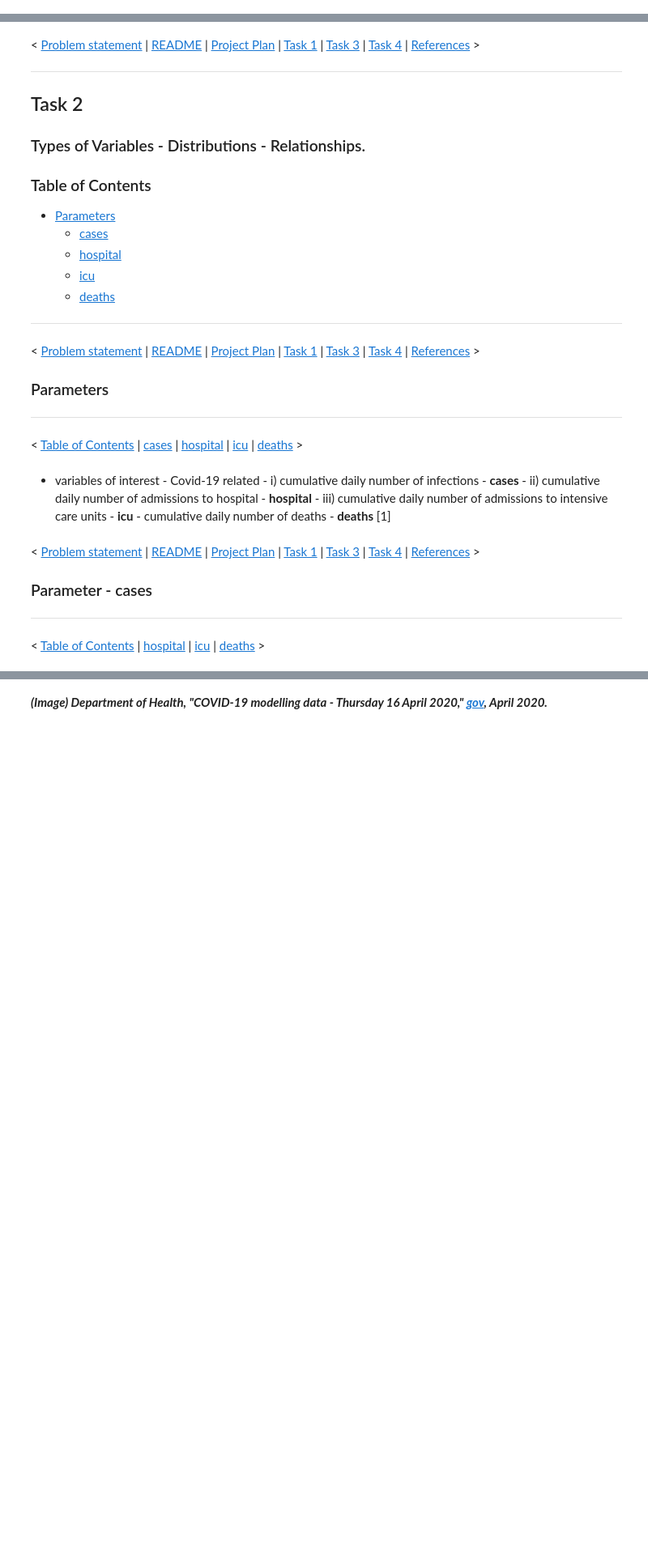
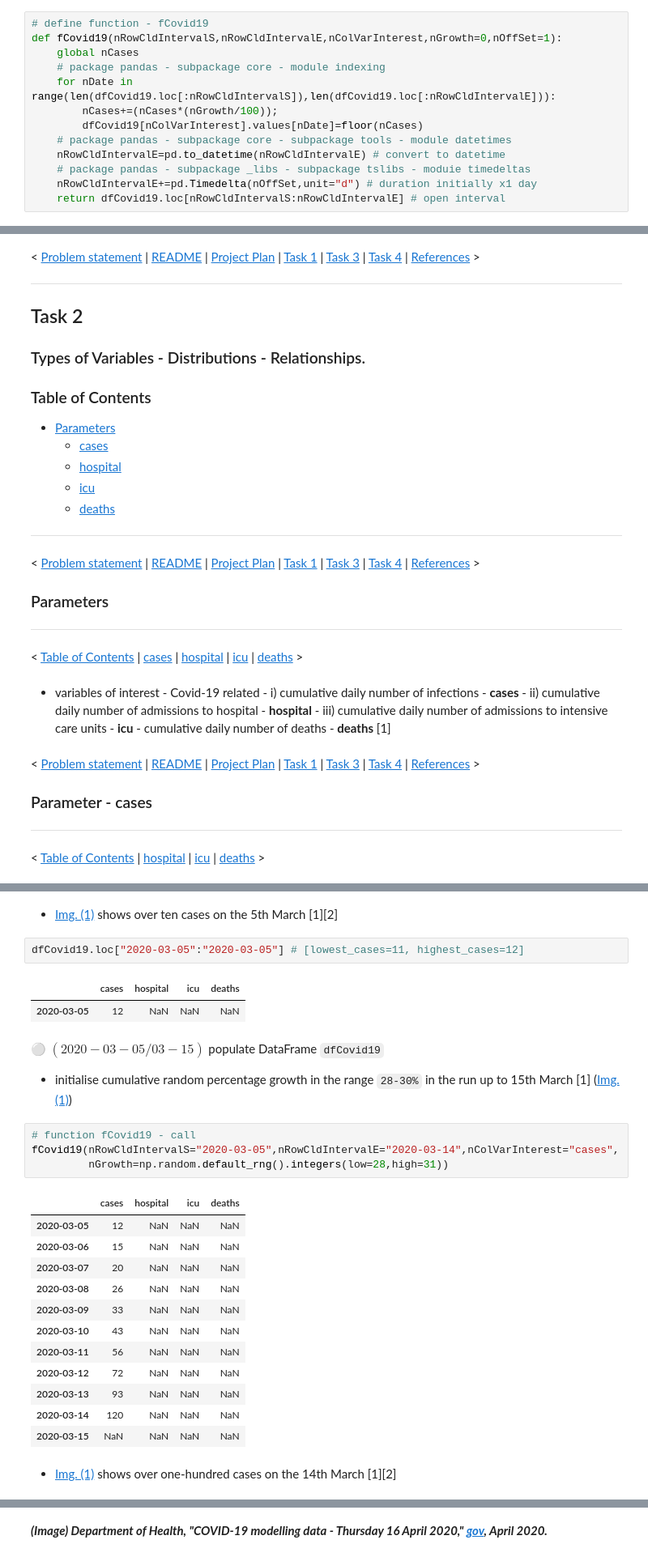
Before and after one commit to E6985/pda-numpy-random-simulation, a Jupyter notebook: Programming-for-Data-Analysis-Project-2020.ipynb, the cells around one changed output, grey strips where cells are left out. Shown at 81% size. Cells and saved outputs as stored; diff of their text form; blank space fills up the shorter version.

```diff
--- a/Programming-for-Data-Analysis-Project-2020.ipynb
+++ b/Programming-for-Data-Analysis-Project-2020.ipynb
@@ -153,3 +171,16 @@ import pandas as pd
+# %%
+# define function - fCovid19
+def fCovid19(nRowCldIntervalS,nRowCldIntervalE,nColVarInterest,nGrowth=0,nOffSet=1):
+    global nCases
+    # package pandas - subpackage core - module indexing
+    for nDate in range(len(dfCovid19.loc[:nRowCldIntervalS]),len(dfCovid19.loc[:nRowCldIntervalE])):
+        nCases+=(nCases*(nGrowth/100));
+        dfCovid19[nColVarInterest].values[nDate]=floor(nCases)
+    # package pandas - subpackage core - subpackage tools - module datetimes
+    nRowCldIntervalE=pd.to_datetime(nRowCldIntervalE) # convert to datetime
+    # package pandas - subpackage _libs - subpackage tslibs - moduie timedeltas
+    nRowCldIntervalE+=pd.Timedelta(nOffSet,unit="d") # duration initially x1 day
+    return dfCovid19.loc[nRowCldIntervalS:nRowCldIntervalE] # open interval
 # %% [markdown]
 ## END
 # %% [markdown]
@@ -526,0 +488,46 @@ dfCovid19.loc["2020-03-24":"2020-03-30"] # date interval - (2020-03-24/03-30)
+# %% [markdown]
+- [Img. (1)](https://github.com/E6985/pda-numpy-random-simulation/blob/main/img/log-linear.png) shows over ten cases on the 5th March [1][2]
+
+<!--
+[1] P. Nolan (IEMAG), "LIVE: Health officials confirm latest number of coronavirus cases and deaths (16/04/2020)," [VirginMediaNews](https://web.archive.org/web/20201207123500if_/https://www.facebook.com/VirginMediaNews/videos/242266480512521), April 2020.
+
+[2] Department of Health, "COVID-19 modelling data - Thursday 16 April 2020," [gov](https://web.archive.org/web/20201119120437/https://www.gov.ie/en/publication/ea86cc-covid-19-modelling-data-thursday-16-april-2020), April 2020.
+-->
+# %%
+dfCovid19.loc["2020-03-05":"2020-03-05"] # [lowest_cases=11, highest_cases=12]
+# %% [output]
+|  | cases | hospital | icu | deaths |
+| 2020-03-05 | 12 | NaN | NaN | NaN |
+# %% [markdown]
+&#x26AA; $({2020}-{03}-{05} / {03}-{15})$ populate DataFrame ``dfCovid19``
+
+- initialise cumulative random percentage growth in the range ``28-30%`` in the run up to 15th March [1] ([Img. (1)](https://github.com/E6985/pda-numpy-random-simulation/blob/main/img/log-linear.png))
+
+<!--
+[1] Department of Health, "COVID-19 modelling data - Thursday 16 April 2020," [gov](https://web.archive.org/web/20201119120437/https://www.gov.ie/en/publication/ea86cc-covid-19-modelling-data-thursday-16-april-2020), April 2020.
+-->
+# %%
+# function fCovid19 - call
+fCovid19(nRowCldIntervalS="2020-03-05",nRowCldIntervalE="2020-03-14",nColVarInterest="cases",
+         nGrowth=np.random.default_rng().integers(low=28,high=31))
+# %% [output]
+|  | cases | hospital | icu | deaths |
+| 2020-03-05 | 12 | NaN | NaN | NaN |
+| 2020-03-06 | 15 | NaN | NaN | NaN |
+| 2020-03-07 | 20 | NaN | NaN | NaN |
+| 2020-03-08 | 26 | NaN | NaN | NaN |
+| 2020-03-09 | 33 | NaN | NaN | NaN |
+| 2020-03-10 | 43 | NaN | NaN | NaN |
+| 2020-03-11 | 56 | NaN | NaN | NaN |
+| 2020-03-12 | 72 | NaN | NaN | NaN |
+| 2020-03-13 | 93 | NaN | NaN | NaN |
+| 2020-03-14 | 120 | NaN | NaN | NaN |
+| 2020-03-15 | NaN | NaN | NaN | NaN |
+# %% [markdown]
+- [Img. (1)](https://github.com/E6985/pda-numpy-random-simulation/blob/main/img/log-linear.png) shows over one-hundred cases on the 14th March [1][2]
+
+<!--
+[1] P. Nolan (IEMAG), "LIVE: Health officials confirm latest number of coronavirus cases and deaths (16/04/2020)," [VirginMediaNews](https://web.archive.org/web/20201207123500if_/https://www.facebook.com/VirginMediaNews/videos/242266480512521), April 2020.
+
+[2] Department of Health, "COVID-19 modelling data - Thursday 16 April 2020," [gov](https://web.archive.org/web/20201119120437/https://www.gov.ie/en/publication/ea86cc-covid-19-modelling-data-thursday-16-april-2020), April 2020.
+-->
```
Also changed, not shown: parts of 56 cells of this notebook.
